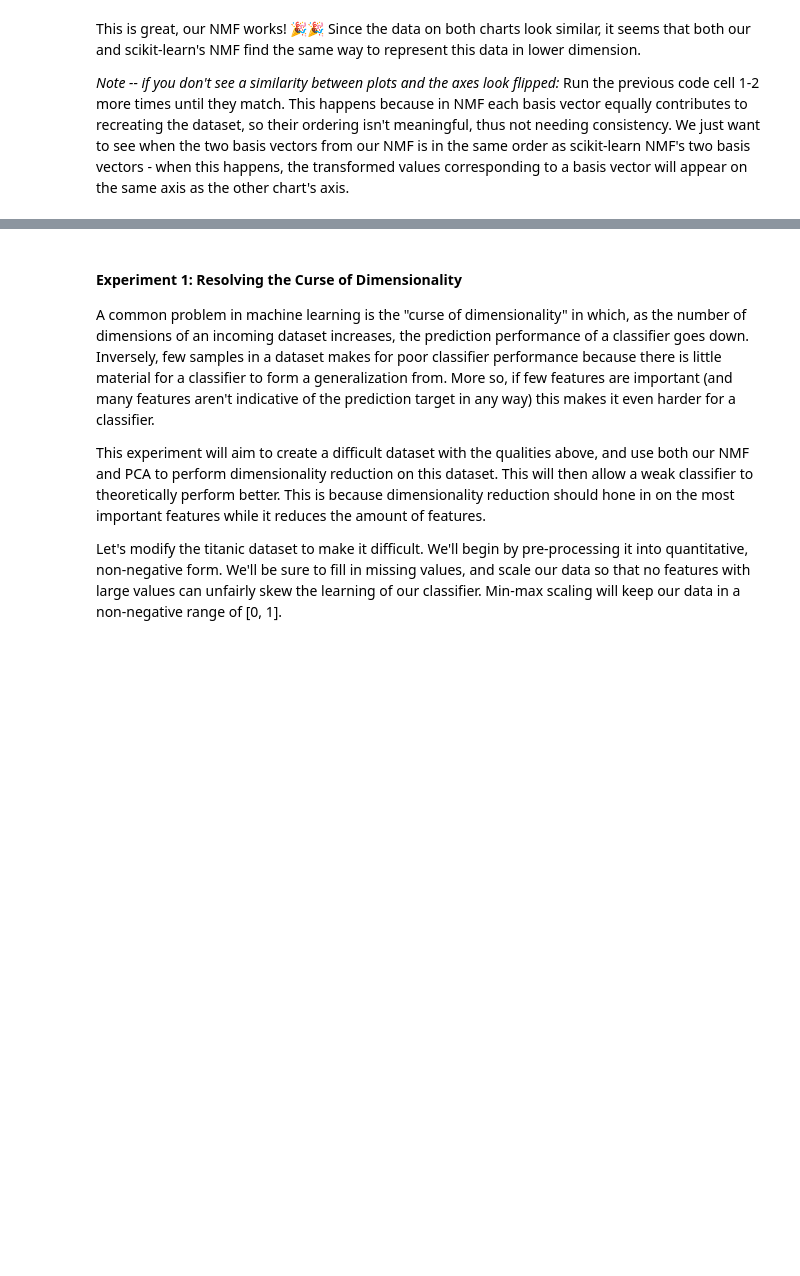
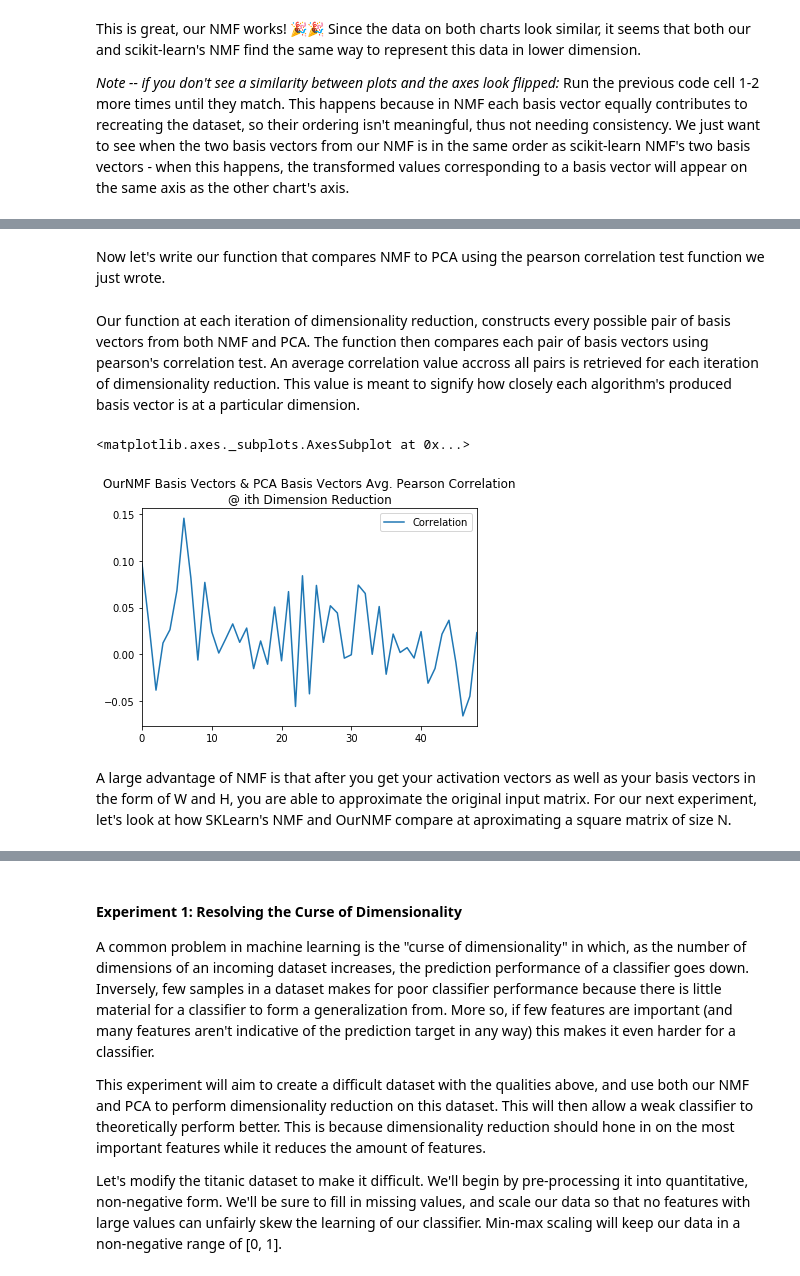
Before and after one commit to QColeman97/NMF-All-Stars, a Jupyter notebook: NMF_final.ipynb, the cells around one changed output, grey strips where cells are left out. Cells and saved outputs as stored; diff of their text form; code cells hidden in the pictures; blank space fills up the shorter version.

```diff
--- a/NMF_final.ipynb
+++ b/NMF_final.ipynb
@@ -169,0 +182,4 @@ Let's now use our NMF implementation to see how NMF compares to PCA.
+# %%
+def correlate(nmf_i, pca_i):
+    # we only want the coefficient
+    return pearsonr(nmf_i, pca_i)[0]
@@ -169,0 +188,39 @@ Let's now use our NMF implementation to see how NMF compares to PCA.
+# %%
+# generates a matrix of N x N w/ values (1-10)
+def generateV(N=25):
+    return 10 * np.random.random_sample((N, N))
+# %% [markdown]
+Now let's write our function that compares NMF to PCA using the pearson correlation test function we just wrote.
+# %%
+def compareNMFtoPCA(V):
+    Vn = np.array(V)
+    F = len(V[0]) # feature count
+    pair_matrices = []
+    df = []
+    for i in range(F,1,-1):
+        p = PCA(n_components=i).fit(Vn).components_
+        pairs = [[0]*i]*i
+        our_nmf = OurNMF(n_components=i)
+        w, h = our_nmf.test_fit(pd.DataFrame(V))
+        sum = 0.0
+        for nmf_i in range(i):
+            for pca_i in range(i):
+                sum += correlate(w[nmf_i], p[pca_i])
+                pairs[nmf_i][pca_i] = correlate(w[nmf_i], p[pca_i])
+        df.append([(sum / i)])
+        pair_matrices.append(pairs)
+    return pd.DataFrame(df, columns=["Correlation"]), pair_matrices
+# %% [markdown]
+Our function at each iteration of dimensionality reduction, constructs every possible pair of basis vectors from both NMF and PCA. The function then compares each pair of basis vectors using pearson's correlation test. An average correlation value accross all pairs is retrieved for each iteration of dimensionality reduction. This value is meant to signify how closely each algorithm's produced basis vector is at a particular dimension.
+# %%
+V = generateV(N=50)
+# outputs list of pair matrices containing pearson correlation values
+# for each [ith dimension][nmf_ith basis vector][pca_ith basis vector]
+l_p_vals = compareNMFtoPCA(V)
+# %%
+display(l_p_vals[0].plot(title="OurNMF Basis Vectors & PCA Basis Vectors Avg. Pearson Correlation\n@ ith Dimension Reduction"))
+# %% [output]
+<matplotlib.axes._subplots.AxesSubplot at 0x...>
+[figure, added]
+# %% [markdown]
+A large advantage of NMF is that after you get your activation vectors as well as your basis vectors in the form of W and H, you are able to approximate the original input matrix. For our next experiment, let's look at how SKLearn's NMF and OurNMF compare at aproximating a square matrix of size N.
```
Also changed, not shown: parts of 12 cells of this notebook.
